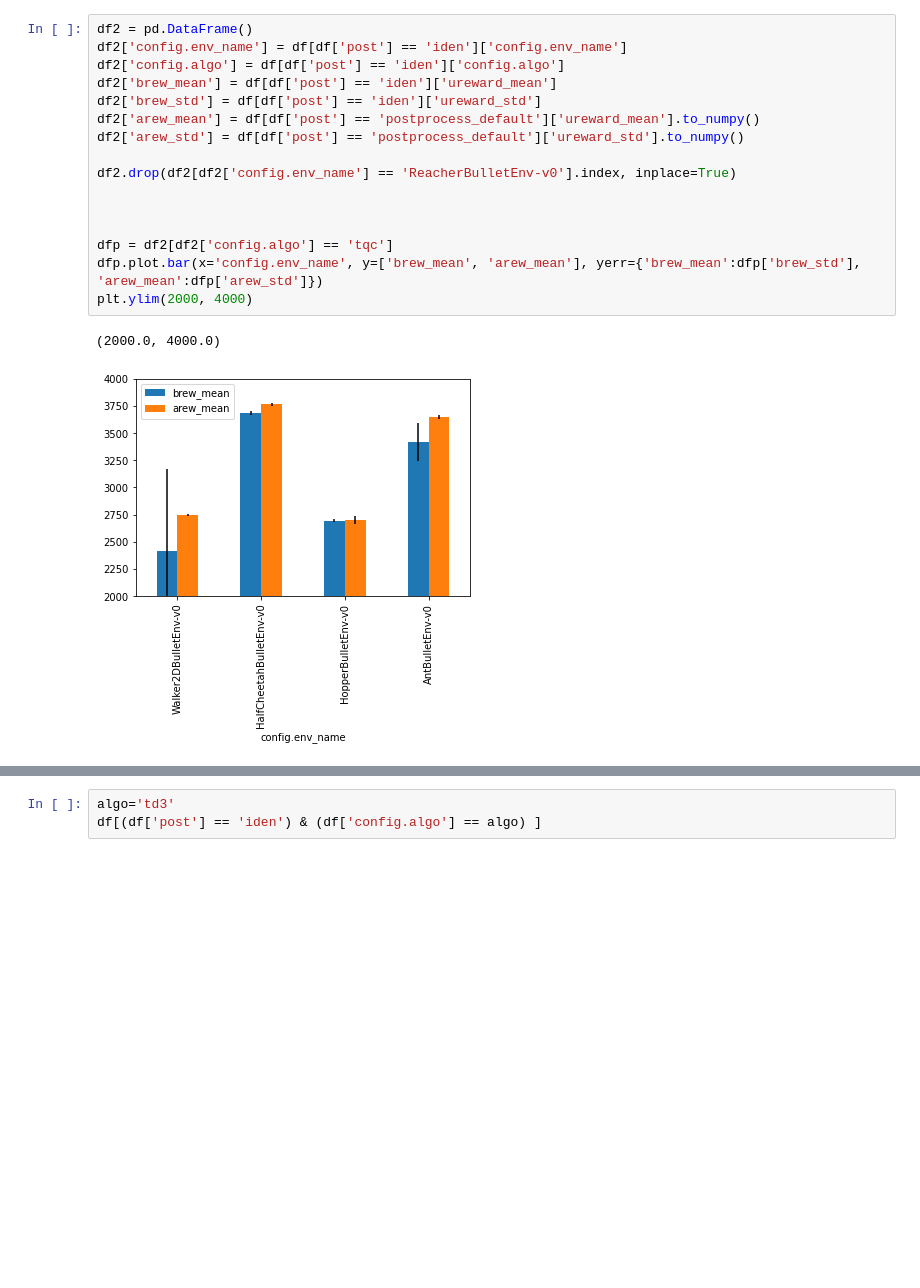
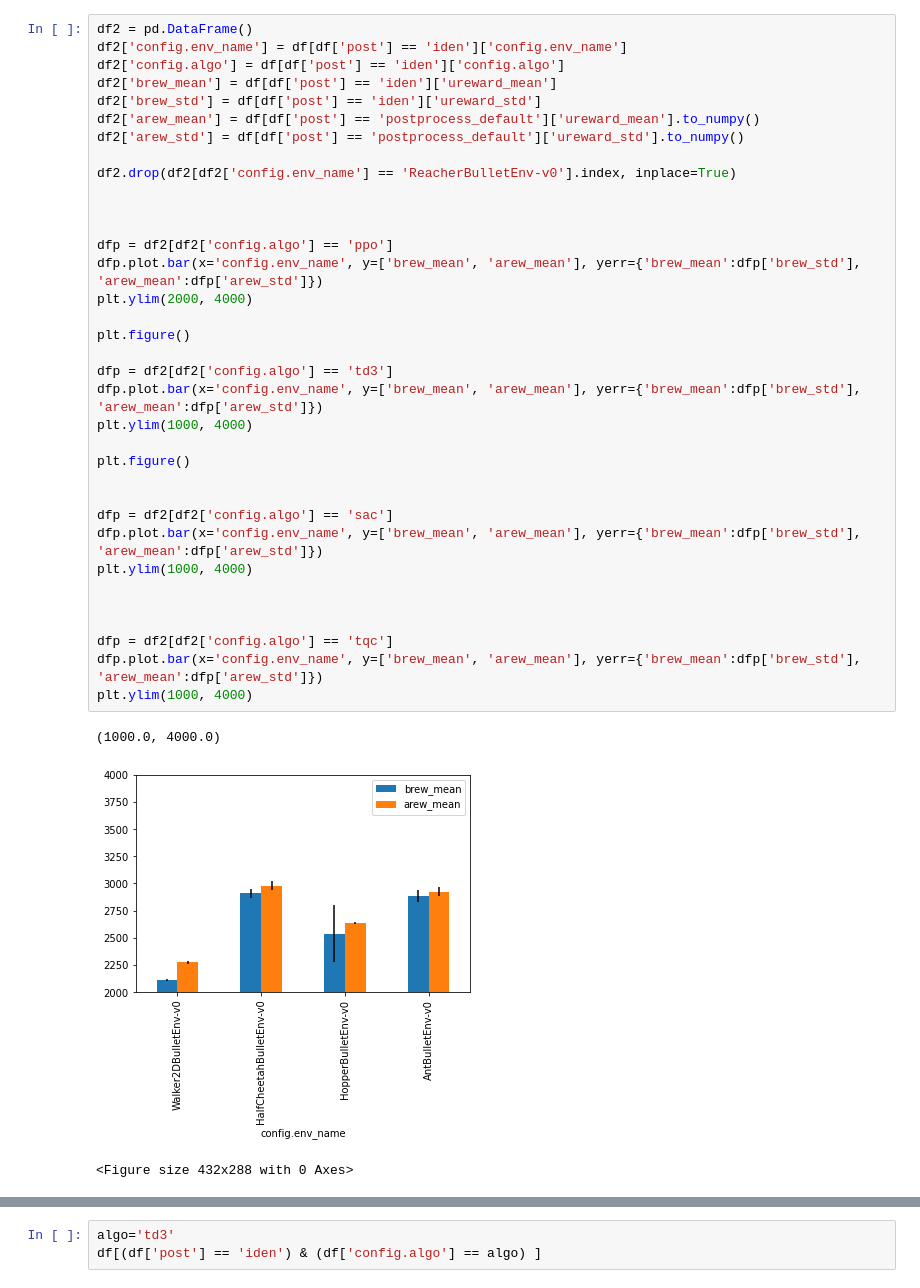
Before and after one commit to sgillen/policy_refinement, a Jupyter notebook: load_nopost.ipynb, the cells around one changed output, grey strips where cells are left out. Cells and saved outputs as stored; diff of their text form; blank space fills up the shorter version.

```diff
--- a/load_nopost.ipynb
+++ b/load_nopost.ipynb
@@ -25,19 +25,39 @@ df
 # %%
 df2 = pd.DataFrame()
 df2['config.env_name'] = df[df['post'] == 'iden']['config.env_name']
 df2['config.algo'] = df[df['post'] == 'iden']['config.algo']
 df2['brew_mean'] = df[df['post'] == 'iden']['ureward_mean']
 df2['brew_std'] = df[df['post'] == 'iden']['ureward_std']
 df2['arew_mean'] = df[df['post'] == 'postprocess_default']['ureward_mean'].to_numpy()
 df2['arew_std'] = df[df['post'] == 'postprocess_default']['ureward_std'].to_numpy()
 
 df2.drop(df2[df2['config.env_name'] == 'ReacherBulletEnv-v0'].index, inplace=True)
 
 
 
+dfp = df2[df2['config.algo'] == 'ppo']
+dfp.plot.bar(x='config.env_name', y=['brew_mean', 'arew_mean'], yerr={'brew_mean':dfp['brew_std'], 'arew_mean':dfp['arew_std']})
+plt.ylim(2000, 4000)
+
+plt.figure()
+
+dfp = df2[df2['config.algo'] == 'td3']
+dfp.plot.bar(x='config.env_name', y=['brew_mean', 'arew_mean'], yerr={'brew_mean':dfp['brew_std'], 'arew_mean':dfp['arew_std']})
+plt.ylim(1000, 4000)
+
+plt.figure()
+
+
+dfp = df2[df2['config.algo'] == 'sac']
+dfp.plot.bar(x='config.env_name', y=['brew_mean', 'arew_mean'], yerr={'brew_mean':dfp['brew_std'], 'arew_mean':dfp['arew_std']})
+plt.ylim(1000, 4000)
+
+
+
 dfp = df2[df2['config.algo'] == 'tqc']
 dfp.plot.bar(x='config.env_name', y=['brew_mean', 'arew_mean'], yerr={'brew_mean':dfp['brew_std'], 'arew_mean':dfp['arew_std']})
-plt.ylim(2000, 4000)
+plt.ylim(1000, 4000)
 # %% [output]
-(2000.0, 4000.0)
+(1000.0, 4000.0)
-[figure, old version]
+[figure, new version]
+<Figure size 432x288 with 0 Axes>
```
Also changed, not shown: parts of 1 cell of this notebook, 3 other files.
